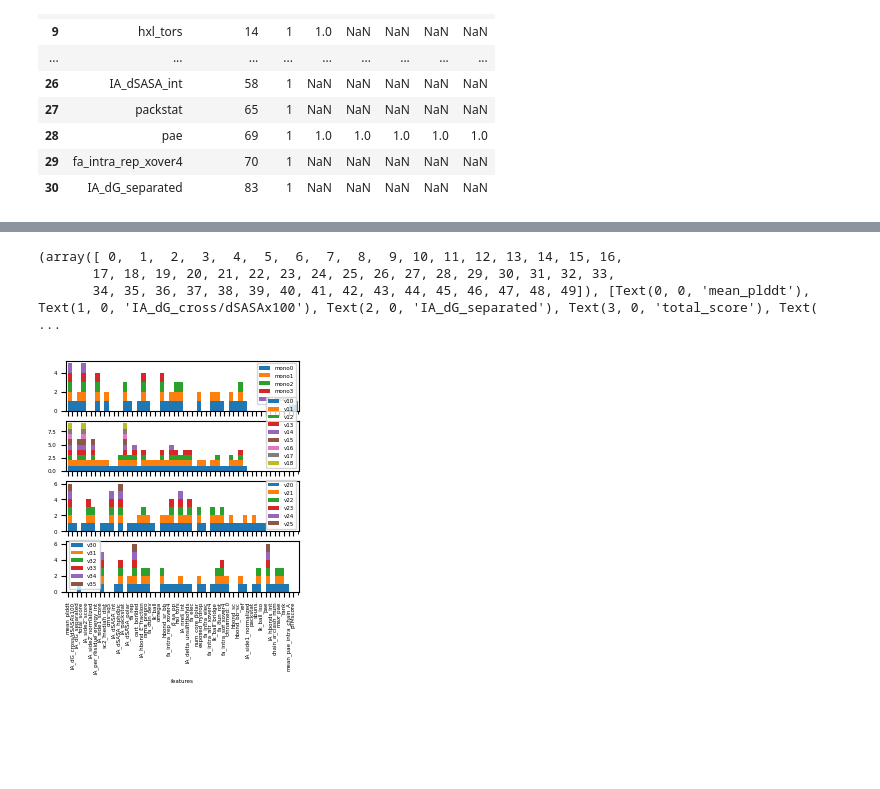
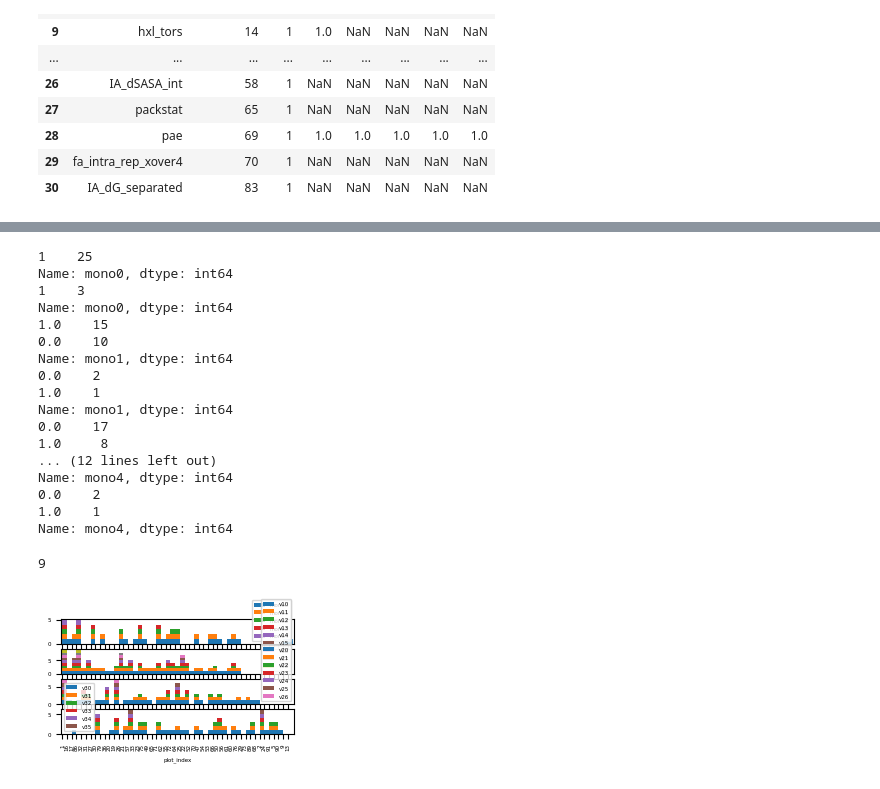
Before and after one commit to Seeliglab/MP3-DUET-AUTOTUNE, a Jupyter notebook: alphafold_complex_predictions/examine_selected_features.ipynb, the cells around one changed output, grey strips where cells are left out. Drawn from its saved outputs; the diff is of its cells as text; code cells hidden in the pictures; blank space fills up the shorter version.

```diff
--- a/alphafold_complex_predictions/examine_selected_features.ipynb
+++ b/alphafold_complex_predictions/examine_selected_features.ipynb
@@ -168,33 +334,64 @@ sort_df.merge(all, on =  'features')
+# %%
+mono_only_pae_cols = [ 'mean_pae_interaction_AB',
+       'mean_pae_interaction_BA', 'mean_pae_interaction',
+       'mean_pae_intra_chain_A', 'mean_pae_intra_chain_B',
+       'mean_pae_intra_chain', 'mean_pae', 'pTMscore', 'mean_plddt']
+for col in allm.columns[1:]:
+    print (allm[col].value_counts())
+    print (allm[allm.features.isin(mono_only_pae_cols)][col].value_counts())
+# %% [output]
+1    25
+Name: mono0, dtype: int64
+1    3
+Name: mono0, dtype: int64
+1.0    15
+0.0    10
+Name: mono1, dtype: int64
+0.0    2
+1.0    1
+Name: mono1, dtype: int64
+0.0    17
+1.0     8
+... (12 lines left out)
+Name: mono4, dtype: int64
+0.0    2
+1.0    1
+Name: mono4, dtype: int64
+# %%
+print (len(mono_only_pae_cols))
+# %% [output]
+9
 # %%
 features_counts = reduce(lambda left, right: pd.merge(left, right, on=['features'], how='outer'), [all1, all2, all3, allm])
 # %%
 feature_counts = features_counts.fillna(0)
+feature_counts['plot_index'] = [naming_dict[f] for f in feature_counts['features']]
 # %%
 allm.set_index('features', inplace=True)
-feature_counts.set_index('features', inplace=True)
+feature_counts.set_index('plot_index', inplace=True)
 all1.set_index('features', inplace=True)
 all2.set_index('features', inplace=True)
 all3.set_index('features', inplace=True)
 # %%
 #make a stacked barplot
 import seaborn as sns
 import matplotlib.pyplot as plt
 
 fig, axes = plt.subplots(4, sharex=True)
 
+color_orders = []
+
 feature_counts[['mono0', 'mono1', 'mono2', 'mono3', 'mono4']].plot(kind='bar', stacked=True, figsize=(3,0.5), ax=axes[0],align='edge',width=1.0,fontsize=4)
 
 feature_counts[['v10', 'v11', 'v12', 'v13', 'v14', 'v15', 'v16', 'v17','v18']].plot(kind='bar', stacked=True, figsize=(3,0.5), ax=axes[1],align='edge',width=1.0,fontsize=4)
 
-feature_counts[['v20', 'v21', 'v22', 'v23', 'v24', 'v25']].plot(kind='bar', stacked=True, figsize=(3,0.5), ax=axes[2],align='edge',width=1.0,fontsize=4)
+feature_counts[['v20', 'v21', 'v22', 'v23', 'v24', 'v25', 'v26']].plot(kind='bar', stacked=True, figsize=(3,0.5), ax=axes[2],align='edge',width=1.0,fontsize=4)
 
 feature_counts[['v30', 'v31','v32', 'v33', 'v34', 'v35']].plot(kind='bar', stacked=True, figsize=(3,0.5), ax=axes[3],align='edge',width=1.0,fontsize=4)
 
-fig.set_size_inches(3,3)
-print(plt.xticks())
+fig.set_size_inches(3,1.5)
+#print(plt.xticks())
+plt.tight_layout()
 plt.savefig('all_feats_features.svg')
 # %% [output]
-(array([ 0,  1,  2,  3,  4,  5,  6,  7,  8,  9, 10, 11, 12, 13, 14, 15, 16,
-       17, 18, 19, 20, 21, 22, 23, 24, 25, 26, 27, 28, 29, 30, 31, 32, 33,
-       34, 35, 36, 37, 38, 39, 40, 41, 42, 43, 44, 45, 46, 47, 48, 49]), [Text(0, 0, 'mean_plddt'), Text(1, 0, 'IA_dG_cross/dSASAx100'), Text(2, 0, 'IA_dG_separated'), Text(3, 0, 'total_score'), Text( ...
-[figure, old version]
+[figure, new version]
```
Also changed, not shown: parts of 14 cells of this notebook, 37 other files.
